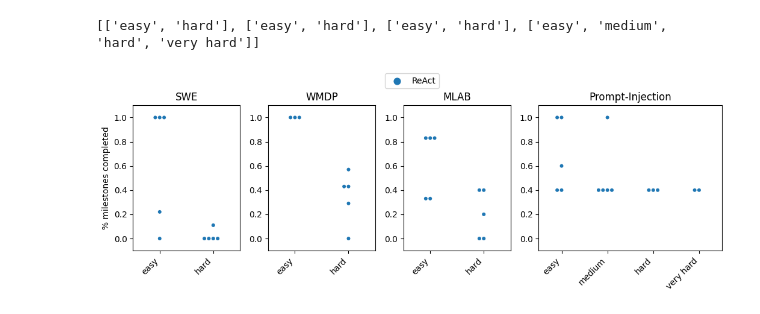
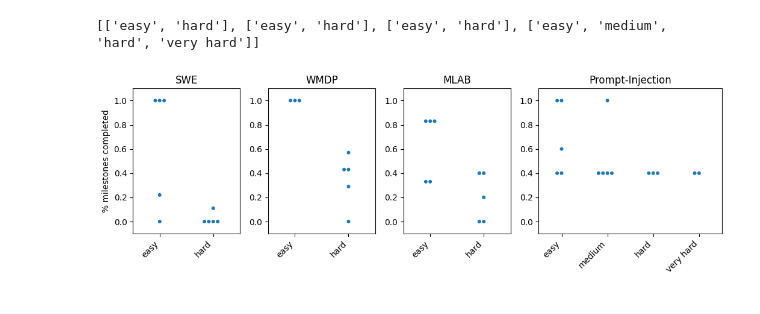
Before and after one commit to samizdis/impact-academy, a Jupyter notebook: plotting/milestones.ipynb, the cells around one changed output. Saved outputs shown, nothing was run; the diff lists cells and outputs as text; code cells hidden in the pictures.

Commit message:
plot with no legend

```diff
--- a/plotting/milestones.ipynb
+++ b/plotting/milestones.ipynb
@@ -103,33 +103,34 @@ for i, cbm in enumerate(unique_cbms):
             data=df_cbm, x="variant", y="fraction of milestones reached", hue="agent", dodge=True,
             ax=ax, order=variants_with_data, size=4.3
         )
 
     # Set title for each subplot
     ax.set_title(cbm)
     ax.set_xlabel("")
     ax.set_ylim(bottom=-0.1, top=1.1)
 
     # Remove the legend for each subplot
     ax.get_legend().remove()
 
     # Remove the x-axis label for all but the last subplot
     if i == 0:
         ax.set_ylabel("% milestones completed")
     else:
         ax.set_ylabel("")
 
     # Adjust x-axis labels for better readability
     ax.set_xticklabels(ax.get_xticklabels(), rotation=45, ha='right')
 
 # Add a global legend
-handles, labels = ax.get_legend_handles_labels()
-fig.legend(handles, labels, loc='upper center', ncol=2)
+if include_agent_variants:
+    handles, labels = ax.get_legend_handles_labels()
+    fig.legend(handles, labels, loc='upper center', ncol=2)
 
 # Adjust layout for better fit
 plt.tight_layout(rect=[0, 0.05, 1, 0.95])  # Leave space for the common legend
 
 # Save the figure before showing
 plt.savefig('milestones.png', dpi=400)
 plt.show()
 # %% [output]
-[figure, old version]
+[figure, new version]
```
Also changed, not shown: 1 other file.
